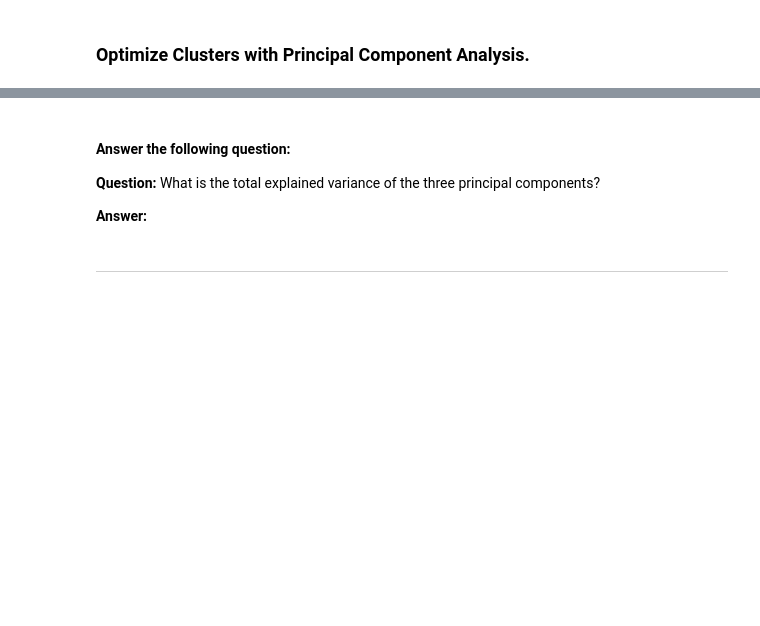
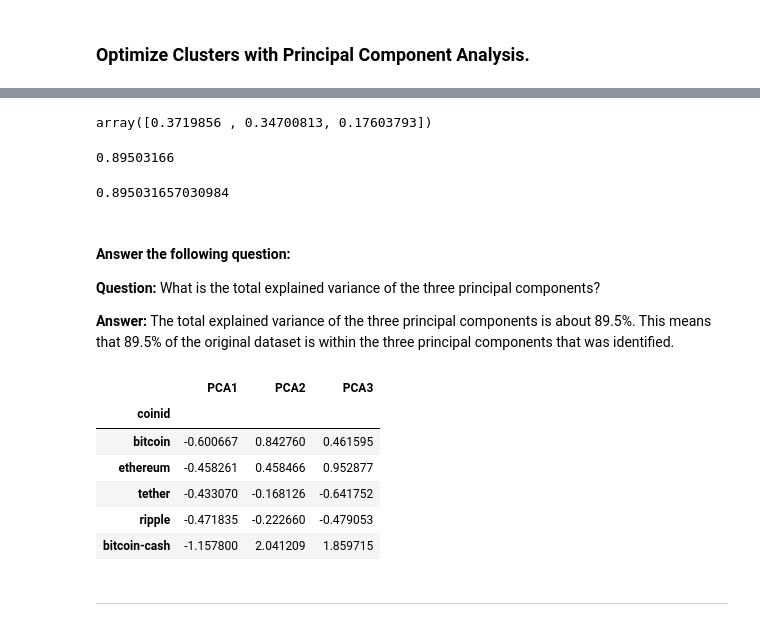
Before and after one commit to adhithirag/CryptoClustering, a Jupyter notebook: Crypto_Clustering.ipynb, the cells around one changed output, grey strips where cells are left out. Saved outputs shown, nothing was run; the diff lists cells and outputs as text; code cells hidden in the pictures; blank space fills up the shorter version.

```diff
--- a/Crypto_Clustering.ipynb
+++ b/Crypto_Clustering.ipynb
@@ -300,3 +306,8 @@ crypto_scaled_predictions.hvplot.scatter(
 ).opts(yformatter="%.0f")
 # %% [output]
 [interactive output not drawn]
+# %%
+# Initialize the K-Means model using the best value for k
+crypto_model_diff = KMeans(n_clusters=2)
+# %%
+crypto_model_diff.fit(crypto_scaled_df)
@@ -306,6 +365,7 @@ crypto_scaled_predictions.hvplot.scatter(
 ### Optimize Clusters with Principal Component Analysis.
 # %%
 # Create a PCA model instance and set `n_components=3`.
+pca = PCA(n_components=3)
 # %%
 # Use the PCA model with `fit_transform` to reduce to
 # three principal components.
@@ -314,24 +387,51 @@ crypto_scaled_predictions.hvplot.scatter(
 # %%
 # Retrieve the explained variance to determine how much information
 # can be attributed to each principal component.
+
+pca.explained_variance_ratio_
+# %% [output]
+array([0.3719856 , 0.34700813, 0.17603793])
+# %%
+#sum of the variances of the 3 components
+0.3719856 + 0.34700813 + 0.17603793
+# %% [output]
+0.89503166
+# %%
+explained_variance_ratio = pca.explained_variance_ratio_
+total_explained_variance_ratio = explained_variance_ratio.sum()
+total_explained_variance_ratio
+# %% [output]
+0.895031657030984
 # %% [markdown]
 #### Answer the following question:
 
 **Question:** What is the total explained variance of the three principal components?
 
-**Answer:**
+**Answer:** The total explained variance of the three principal components is about 89.5%. This means that 89.5% of the original dataset is within the three principal components that was identified.
 # %%
 # Create a new DataFrame with the PCA data.
 
 # Creating a DataFrame with the PCA data
 
-# Copy the crypto names from the original data
+crypto_pca_df = pd.DataFrame(crypto_pca, columns=["PCA1","PCA2","PCA3"])
 
 
+# Copy the crypto names from the original data
+crypto_pca_df["coinid"] = df_market_data.index
+
 # Set the coinid column as index
-
+crypto_pca_df = crypto_pca_df.set_index('coinid')
 
 # Display sample data
+crypto_pca_df.head()
+# %% [output]
+|  | PCA1 | PCA2 | PCA3 |
+| coinid |  |  |  |
+| bitcoin | -0.600667 | 0.842760 | 0.461595 |
+| ethereum | -0.458261 | 0.458466 | 0.952877 |
+| tether | -0.433070 | -0.168126 | -0.641752 |
+| ripple | -0.471835 | -0.222660 | -0.479053 |
+| bitcoin-cash | -1.157800 | 2.041209 | 1.859715 |
 # %% [markdown]
 ---
 # %% [markdown]
```
Also changed, not shown: parts of 20 cells of this notebook.
